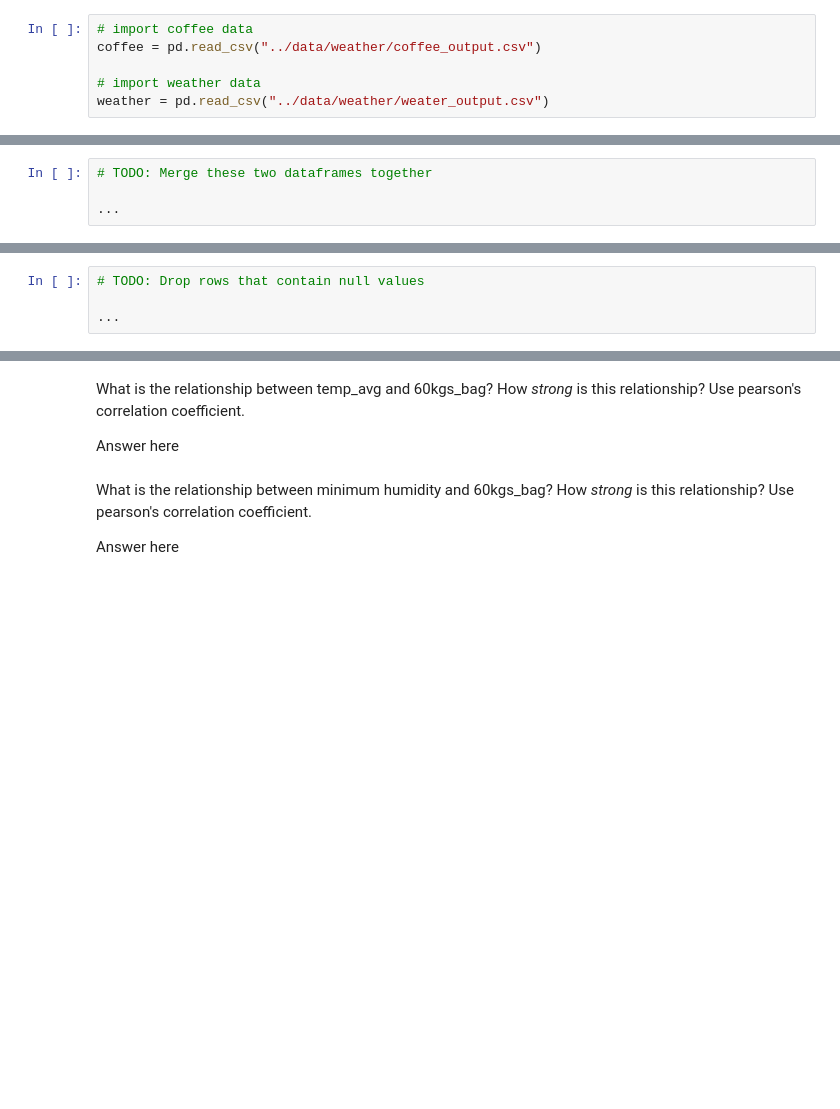
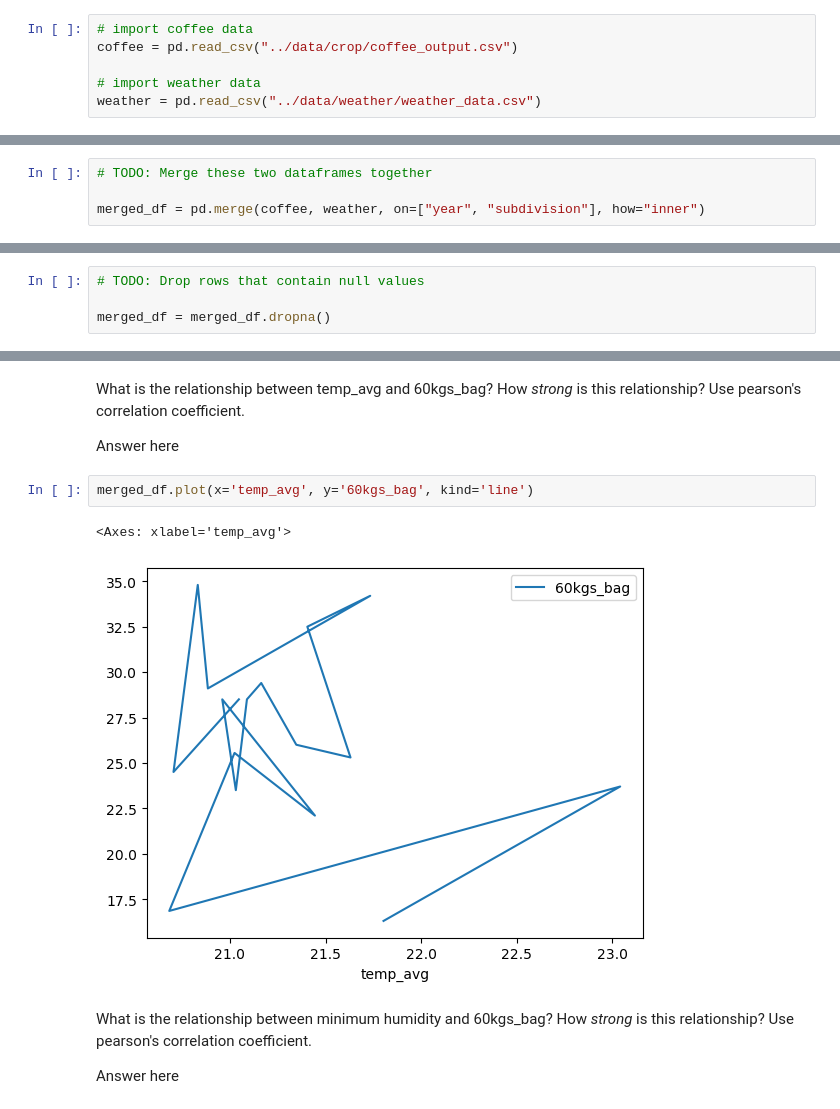
Before and after one commit to RosaniaPinto/Rosania_TLAB3, a Jupyter notebook: notebooks/analysis.ipynb, the cells around one changed output, grey strips where cells are left out. Drawn from its saved outputs; the diff is of its cells as text; blank space fills up the shorter version.

```diff
--- a/notebooks/analysis.ipynb
+++ b/notebooks/analysis.ipynb
@@ -12,7 +12,7 @@ import seaborn as sns
 import matplotlib.pyplot as plt
 # %%
 # import coffee data
-coffee = pd.read_csv("../data/weather/coffee_output.csv")
+coffee = pd.read_csv("../data/crop/coffee_output.csv")
 
 # import weather data
-weather = pd.read_csv("../data/weather/weater_output.csv")
+weather = pd.read_csv("../data/weather/weather_data.csv")
@@ -21,6 +19,6 @@ FileNotFoundError: [Errno 2] No such file or directory: '../data/weather/coffee_
 # %%
 # TODO: Merge these two dataframes together
 
-...
+merged_df = pd.merge(coffee, weather, on=["year", "subdivision"], how="inner")
 # %%
 # TODO: View the first 5 rows of your data
@@ -33,4 +60,4 @@ FileNotFoundError: [Errno 2] No such file or directory: '../data/weather/coffee_
 # %%
 # TODO: Drop rows that contain null values
 
-...
+merged_df = merged_df.dropna()
@@ -46,6 +82,11 @@ Remember, you must justify your answers with proof! Look back to W6D3 for more c
 What is the relationship between temp_avg and 60kgs_bag? How *strong* is this relationship? Use pearson's correlation coefficient.
 
 Answer here
+# %%
+merged_df.plot(x='temp_avg', y='60kgs_bag', kind='line')
+# %% [output]
+<Axes: xlabel='temp_avg'>
+[figure, added]
 # %% [markdown]
 What is the relationship between minimum humidity and 60kgs_bag? How *strong* is this relationship? Use pearson's correlation coefficient.
 
```
Also changed, not shown: parts of 5 cells of this notebook, 2 other files.
